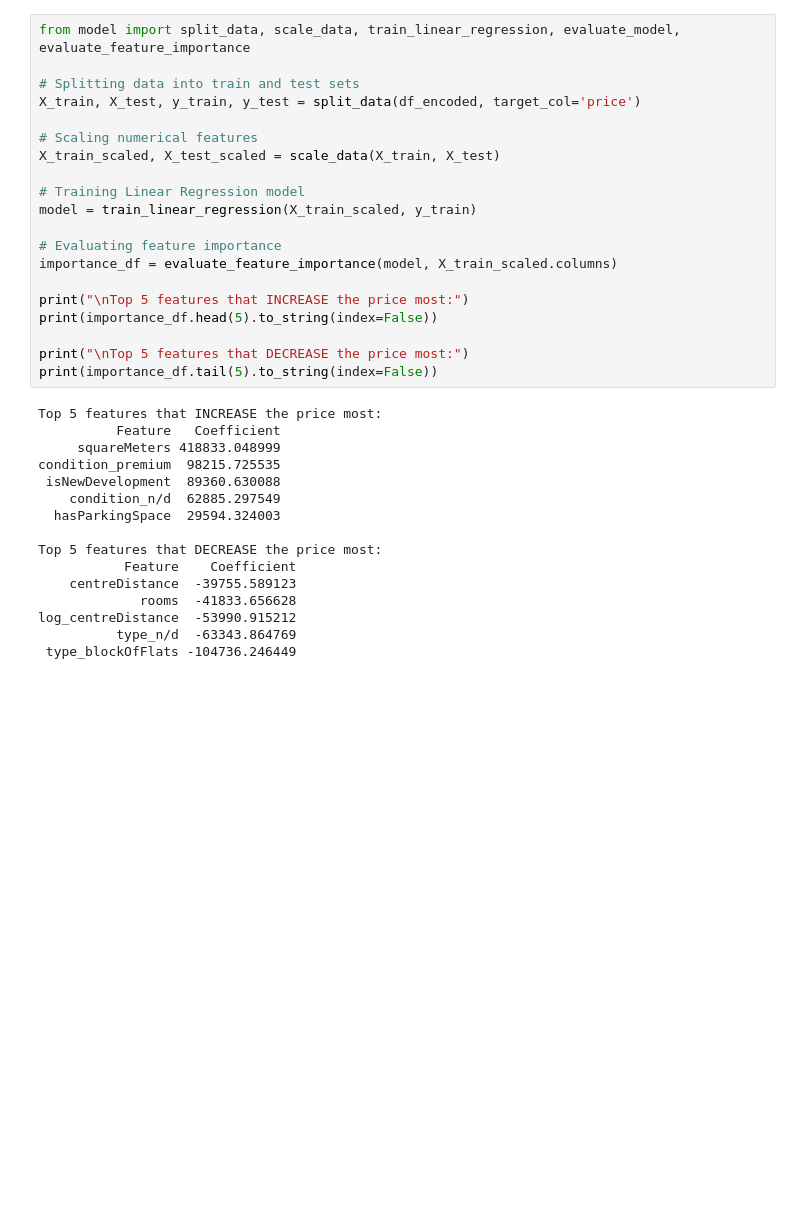
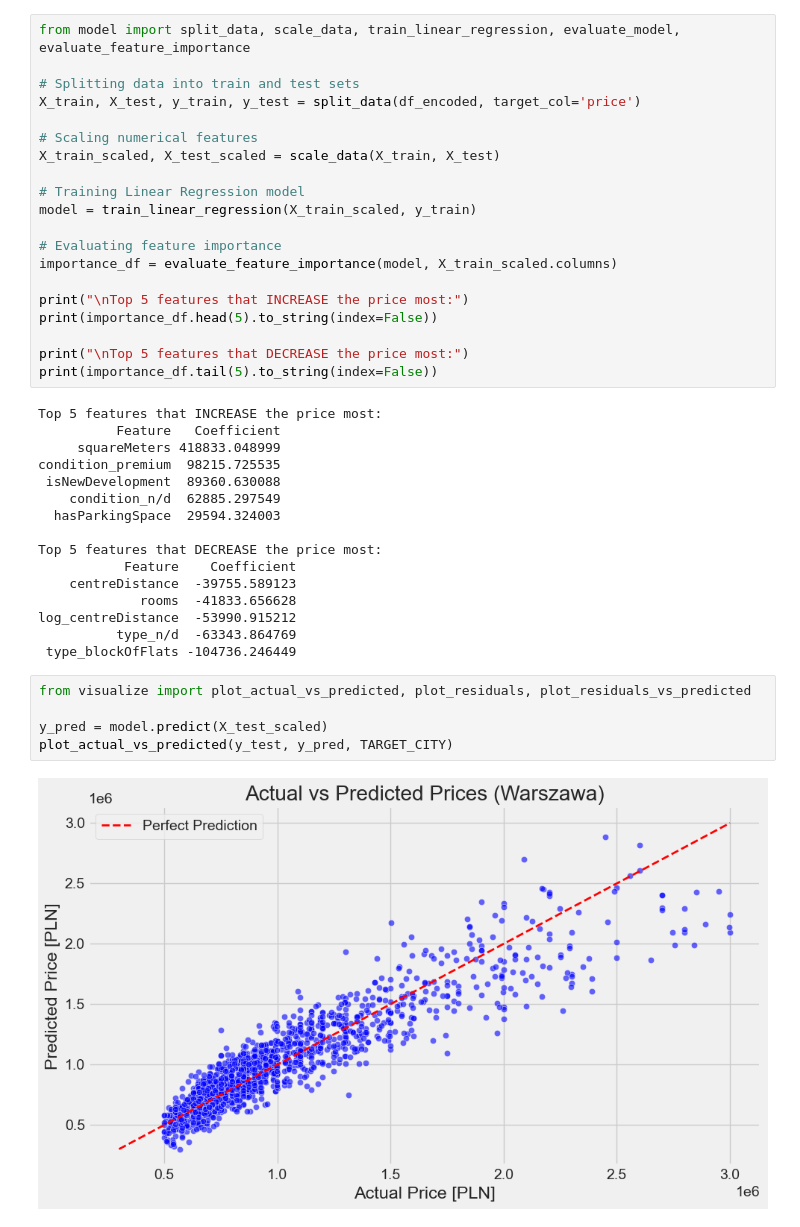
Before and after one commit to miki3581/Housing, a Jupyter notebook: analisys.ipynb, the cells around one changed output. Saved outputs shown, nothing was run; the diff lists cells and outputs as text; blank space fills up the shorter version.

Commit message:
Visualisation

```diff
--- a/analisys.ipynb
+++ b/analisys.ipynb
@@ -159,3 +159,10 @@ Top 5 features that DECREASE the price most:
 log_centreDistance  -53990.915212
           type_n/d  -63343.864769
  type_blockOfFlats -104736.246449
+# %%
+from visualize import plot_actual_vs_predicted, plot_residuals, plot_residuals_vs_predicted
+
+y_pred = model.predict(X_test_scaled)
+plot_actual_vs_predicted(y_test, y_pred, TARGET_CITY)
+# %% [output]
+[figure, added]
```
Also changed, not shown: parts of 2 cells of this notebook, 2 other files.
